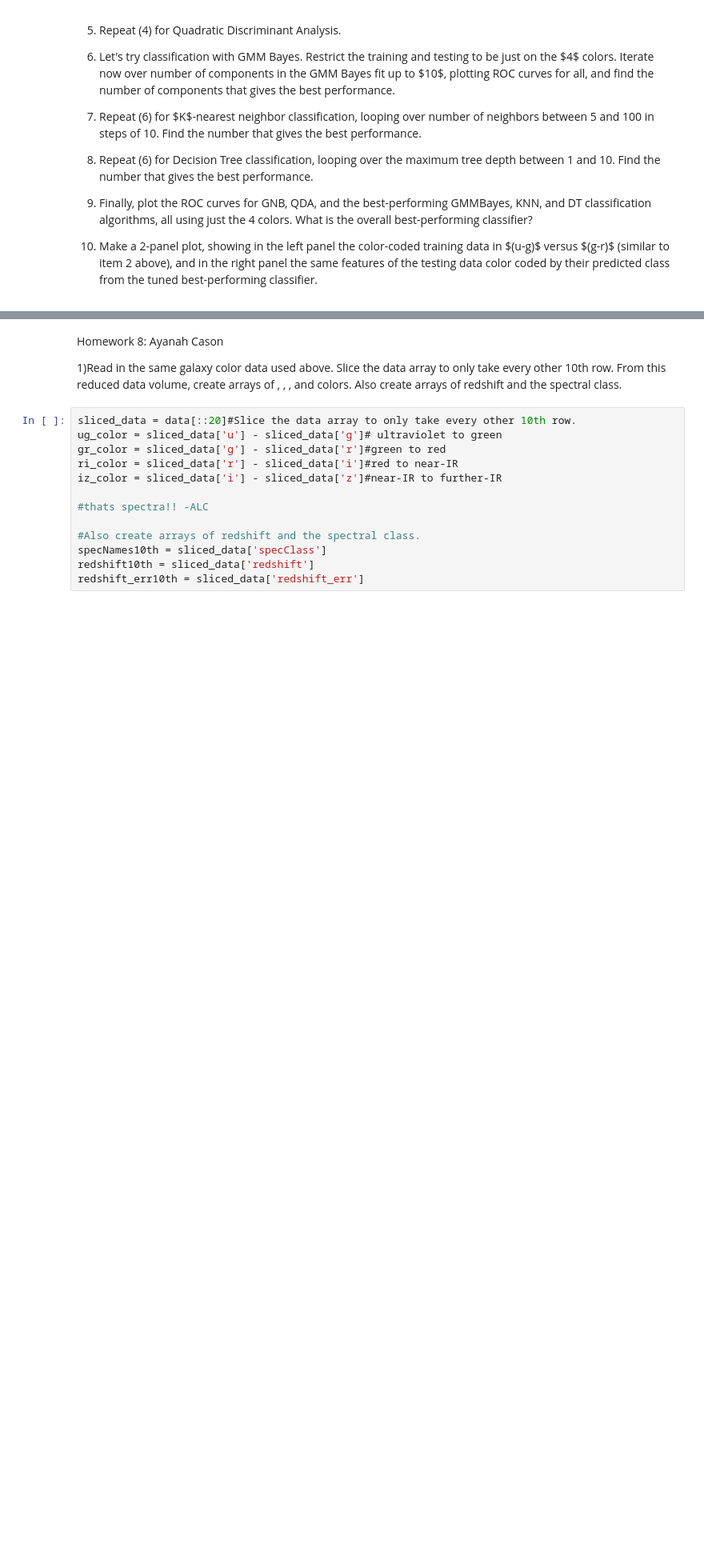
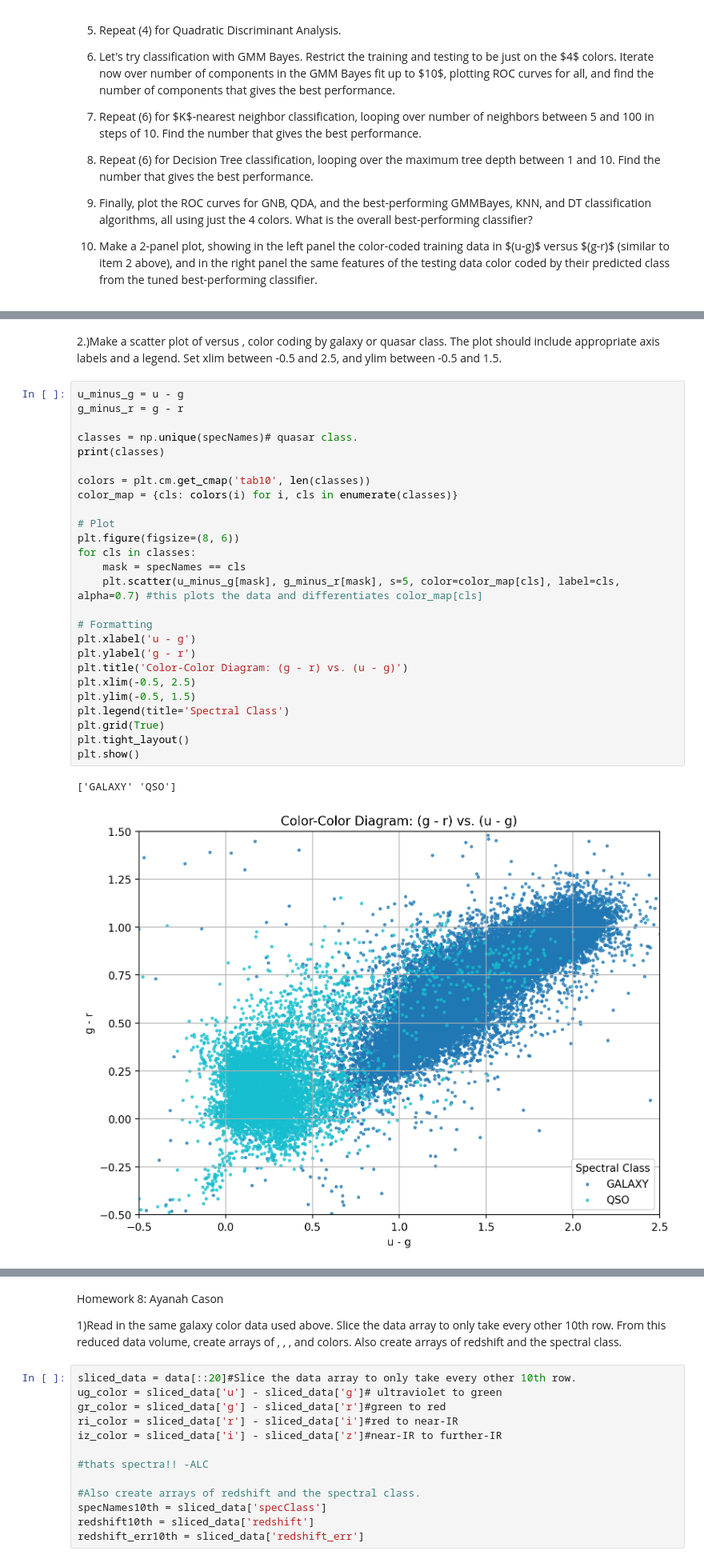
Before and after one commit to VanderbiltAstronomy/astr_8070_s25, a Jupyter notebook: coursework/student_folders/ayanah_cason/homeworks/vu_astr8070_s25_hw8_AyanahCason.ipynb, the cells around one changed output, grey strips where cells are left out. Shown at 80% size. Drawn from its saved outputs; the diff is of its cells as text; blank space fills up the shorter version.

```diff
--- a/coursework/student_folders/ayanah_cason/homeworks/vu_astr8070_s25_hw8_AyanahCason.ipynb
+++ b/coursework/student_folders/ayanah_cason/homeworks/vu_astr8070_s25_hw8_AyanahCason.ipynb
@@ -78,0 +78,31 @@ redshift_err=data['redshift_err']
+# %% [markdown]
+2.)Make a scatter plot of  versus , color coding by galaxy or quasar class. The plot should include appropriate axis labels and a legend. Set xlim between -0.5 and 2.5, and ylim between -0.5 and 1.5.
+# %%
+u_minus_g = u - g
+g_minus_r = g - r
+
+classes = np.unique(specNames)# quasar class.
+print(classes)
+
+colors = plt.cm.get_cmap('tab10', len(classes))
+color_map = {cls: colors(i) for i, cls in enumerate(classes)}
+
+# Plot
+plt.figure(figsize=(8, 6))
+for cls in classes:
+    mask = specNames == cls
+    plt.scatter(u_minus_g[mask], g_minus_r[mask], s=5, color=color_map[cls], label=cls, alpha=0.7) #this plots the data and differentiates color_map[cls]
+
+# Formatting
+plt.xlabel('u - g')
+plt.ylabel('g - r')
+plt.title('Color-Color Diagram: (g - r) vs. (u - g)')
+plt.xlim(-0.5, 2.5)
+plt.ylim(-0.5, 1.5)
+plt.legend(title='Spectral Class')
+plt.grid(True)
+plt.tight_layout()
+plt.show()
+# %% [output]
+['GALAXY' 'QSO']
+[figure, added]
```
Also changed, not shown: parts of 23 cells of this notebook.
